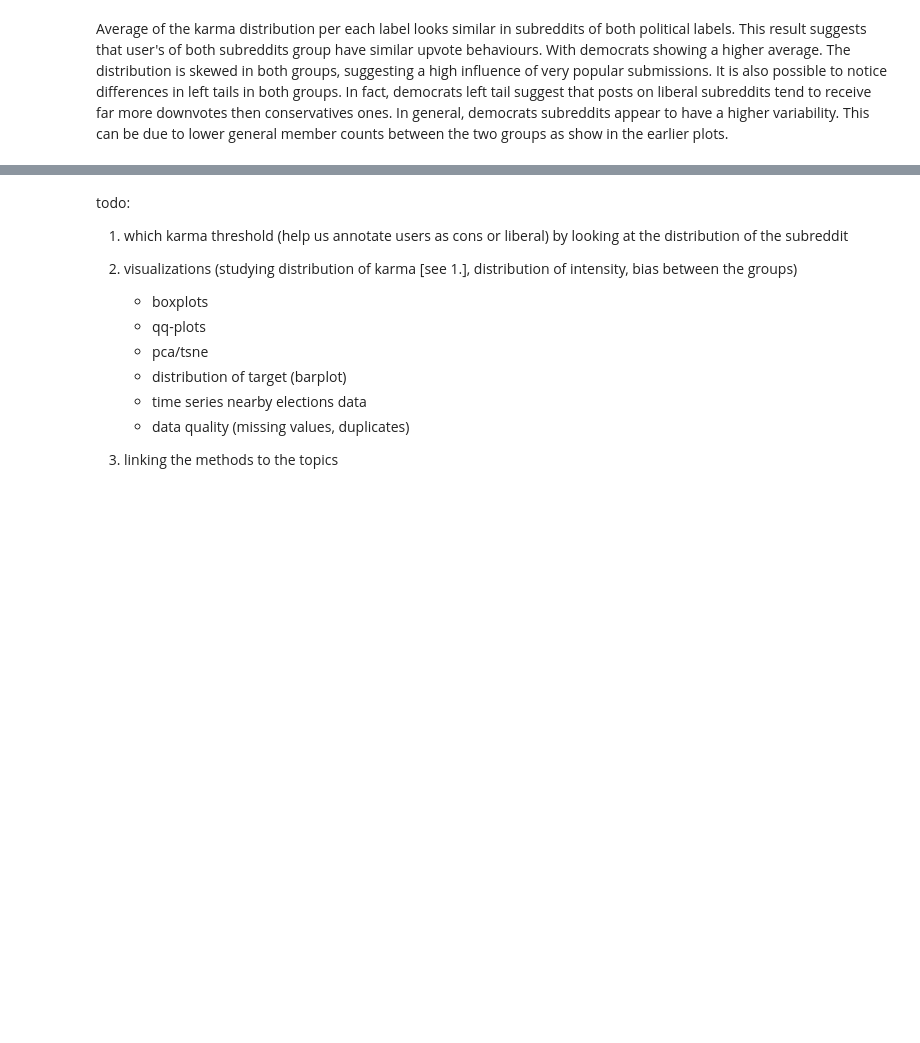
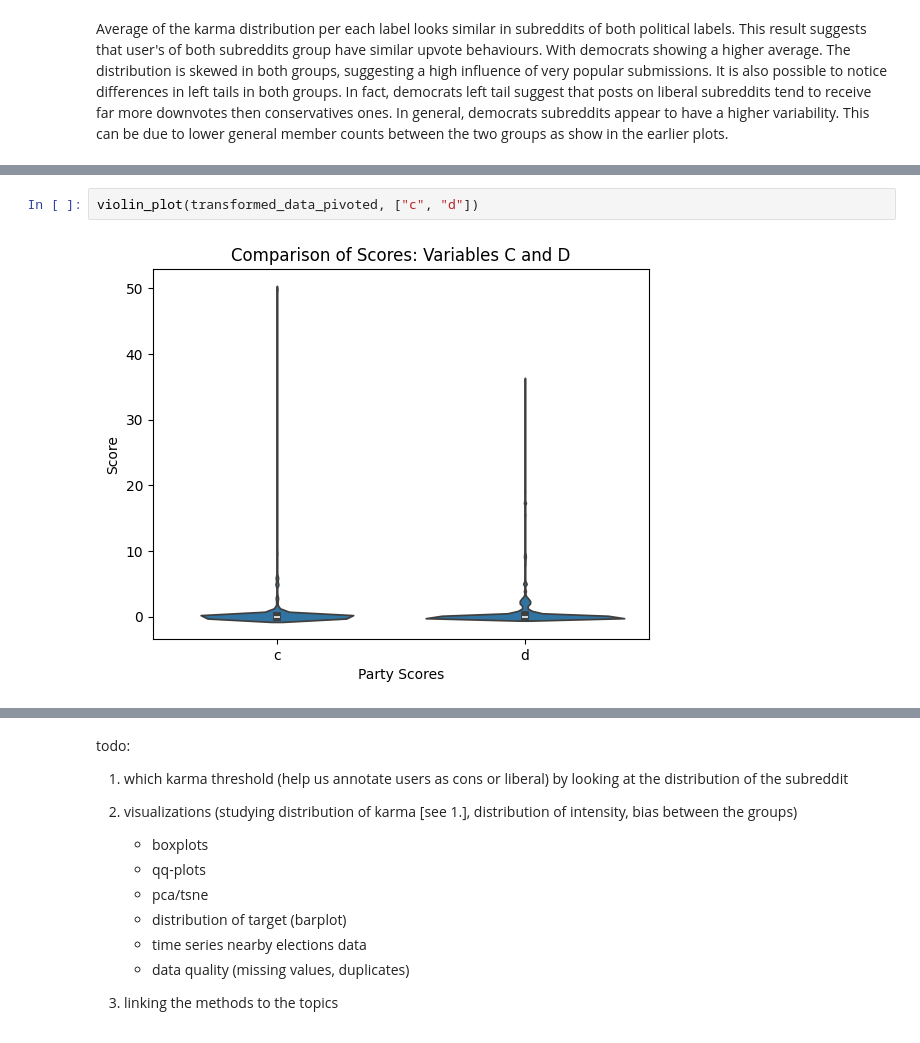
Before and after one commit to edo-lucio/predicting-political-view, a Jupyter notebook: nb.ipynb, the cells around one changed output, grey strips where cells are left out. Drawn from its saved outputs; the diff is of its cells as text; blank space fills up the shorter version.

```diff
--- a/nb.ipynb
+++ b/nb.ipynb
@@ -219,0 +289,4 @@ plt.show()
+# %%
+violin_plot(transformed_data_pivoted, ["c", "d"])
+# %% [output]
+[figure, added]
```
Also changed, not shown: parts of 29 cells of this notebook.
